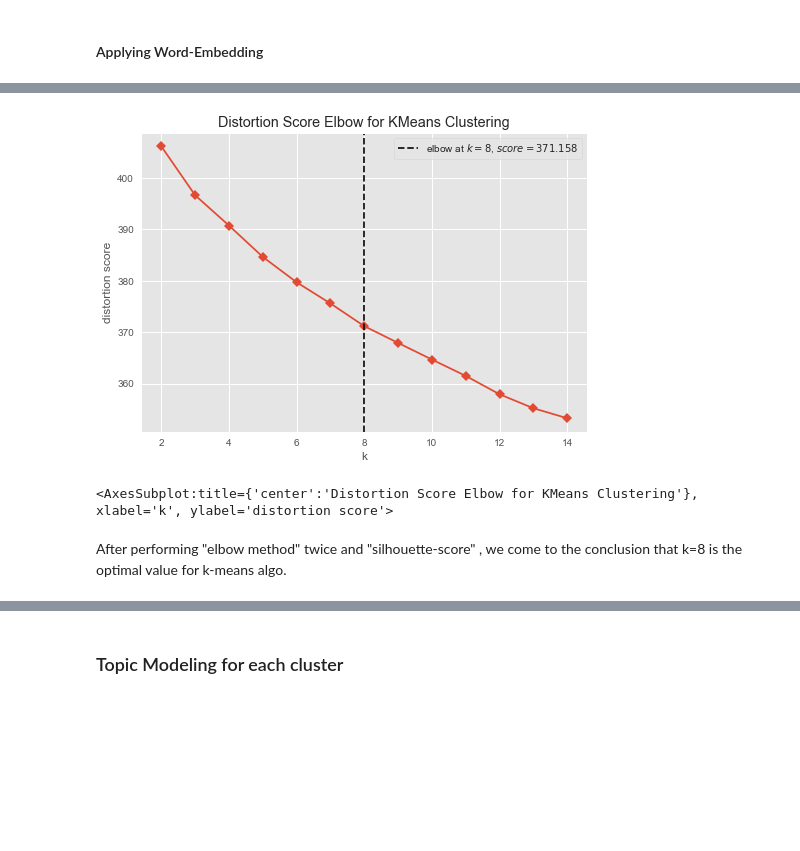
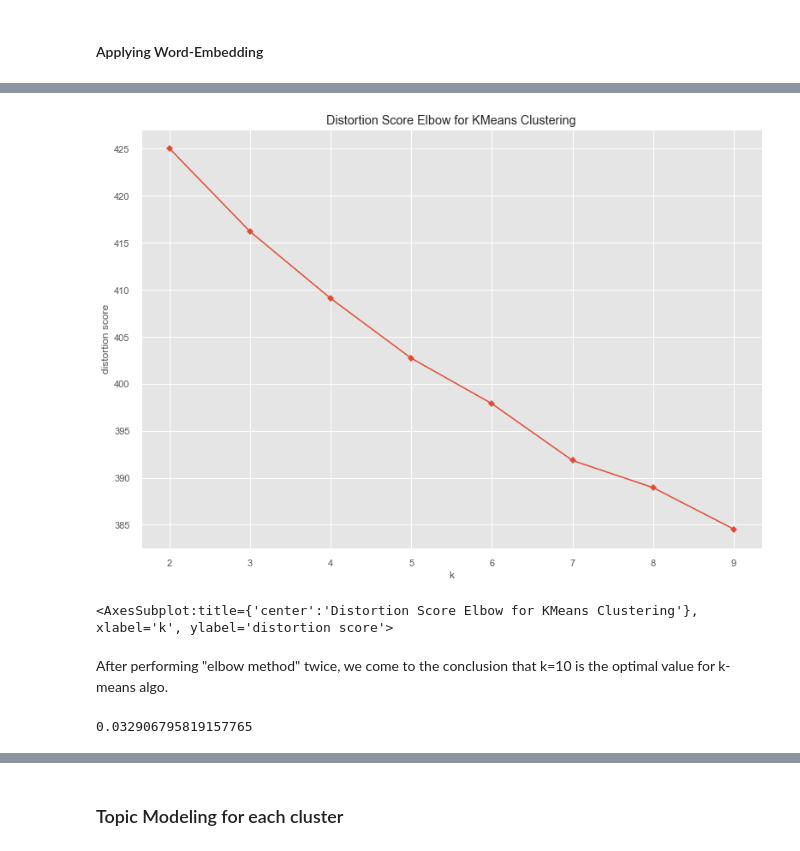
Before and after one commit to bivas16/RAG, a Jupyter notebook: clustering_app.ipynb, the cells around one changed output, grey strips where cells are left out. Saved outputs shown, nothing was run; the diff lists cells and outputs as text; code cells hidden in the pictures; blank space fills up the shorter version.

```diff
--- a/clustering_app.ipynb
+++ b/clustering_app.ipynb
@@ -85,7 +86,7 @@ for w in custom_stop_words:
         stop_words.append(w)
 # %%
 def tokenize_corpus(abstract_text):
-    mytokens = nlp(abstract_text)
+    mytokens = nlp(abstract_text.lower())
     mytokens = [ word.lemma_.strip() if word.lemma_ != "-PRON-" else word for word in mytokens ]
     mytokens = [ word for word in mytokens if word not in stop_words and word not in punctuations ]
     mytokens = " ".join([i for i in mytokens])
@@ -106,7 +107,7 @@ def vectorize(text, maxx_features):
 
     vectorizer = TfidfVectorizer(max_features=maxx_features)
     X = vectorizer.fit_transform(text)
-    print(vectorizer.get_feature_names_out())
+    display(vectorizer.get_feature_names_out())
     return X
 # %%
 pro_text = df['processed_text'].values
@@ -138,7 +164,7 @@ from scipy.spatial.distance import cdist
 
 # run kmeans with many different k values
 distortions = []
-K = range(2, 15)
+K = range(2, 10)
 for k in K:
     k_means = KMeans(n_clusters=k, random_state=42).fit(X)
     k_means.fit(X)
@@ -180,0 +187,11 @@ plt.show()
+# %%
+from sklearn.cluster import KMeans
+import matplotlib.pyplot as plt
+from yellowbrick.cluster import SilhouetteVisualizer
+
+# Instantiate the clustering model and visualizer
+model = KMeans(7, random_state=42)
+visualizer = SilhouetteVisualizer(model, colors='yellowbrick')
+
+visualizer.fit(X)        # Fit the data to the visualizer
+visualizer.show()        # Finalize and render the figure
@@ -181,19 +201,19 @@ plt.show()
 # %%
-# from sklearn import datasets
-# from sklearn.cluster import KMeans
-# from yellowbrick.cluster import KElbowVisualizer
+from sklearn import datasets
+from sklearn.cluster import KMeans
+from yellowbrick.cluster import KElbowVisualizer
 
 
 
-# # Instantiate the clustering model and visualizer
-# km = KMeans(random_state=42)
-# visualizer = KElbowVisualizer(km, k=(2,15), timings= False)
+# Instantiate the clustering model and visualizer
+km = KMeans(random_state=42)
+visualizer = KElbowVisualizer(km, k=(2,10), timings= False)
 
-# visualizer.fit(X)        # Fit the data to the visualizer
-# visualizer.show()        # Finalize and render the figure
+visualizer.fit(X)        # Fit the data to the visualizer
+visualizer.show()        # Finalize and render the figure
 # %% [output]
-[figure, old version]
+[figure, new version]
 <AxesSubplot:title={'center':'Distortion Score Elbow for KMeans Clustering'}, xlabel='k', ylabel='distortion score'>
 # %% [markdown]
-After performing "elbow method" twice and "silhouette-score" , we come to the conclusion that k=8 is the optimal value for k-means algo.
+After performing "elbow method" twice, we come to the conclusion that k=10 is the optimal value for k-means algo.
 # %%
@@ -201,3 +221,8 @@ k = 8 # from elbow method
 kmeans = KMeans(n_clusters=k, random_state=42)
 y_pred = kmeans.fit_predict(X)
 df['cluster_no'] = y_pred
+# %%
+from sklearn.metrics import silhouette_score
+silhouette_score(X, y_pred)
+# %% [output]
+0.032906795819157765
```
Also changed, not shown: parts of 94 cells of this notebook.
